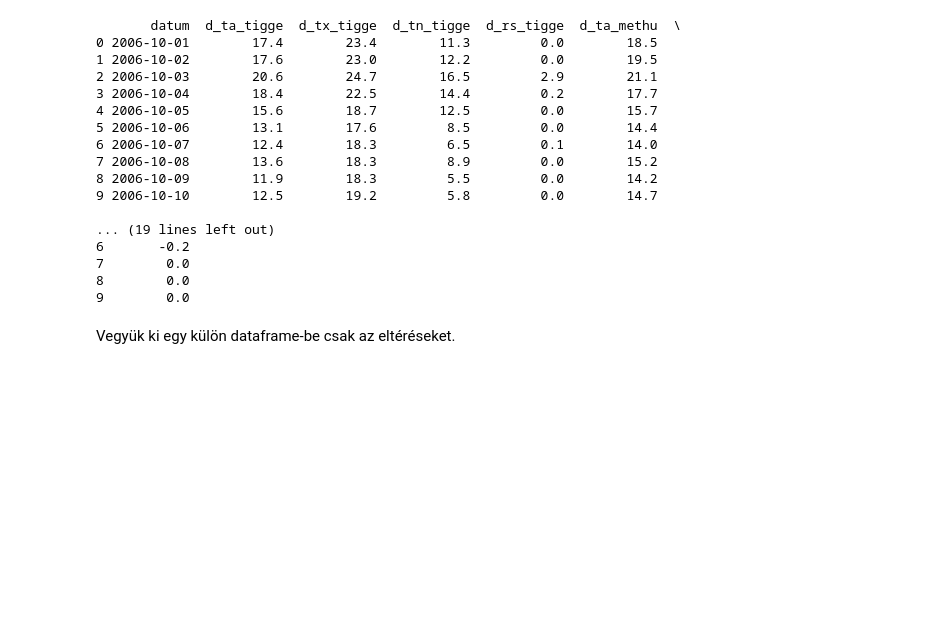
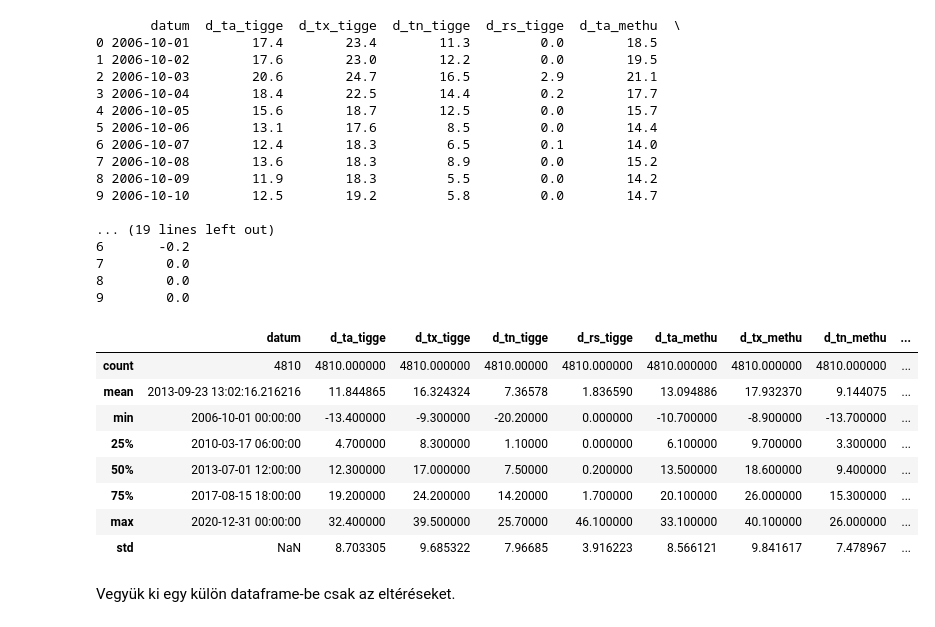
Before and after one commit to horvathcsaba0628/fisher_info_research, a Jupyter notebook: src/comparison_analying.ipynb, the cells around one changed output. Drawn from its saved outputs; the diff is of its cells as text; code cells hidden in the pictures; blank space fills up the shorter version.

```diff
--- a/src/comparison_analying.ipynb
+++ b/src/comparison_analying.ipynb
@@ -187,6 +188,18 @@ print(merged.head(10))
 7        0.0
 8        0.0
 9        0.0
+# %%
+merged.describe()
+# %% [output]
+|  | datum | d_ta_tigge | d_tx_tigge | d_tn_tigge | d_rs_tigge | d_ta_methu | d_tx_methu | d_tn_methu | ... |
+| count | 4810 | 4810.000000 | 4810.000000 | 4810.00000 | 4810.000000 | 4810.000000 | 4810.000000 | 4810.000000 | ... |
+| mean | 2013-09-23 13:02:16.216216 | 11.844865 | 16.324324 | 7.36578 | 1.836590 | 13.094886 | 17.932370 | 9.144075 | ... |
+| min | 2006-10-01 00:00:00 | -13.400000 | -9.300000 | -20.20000 | 0.000000 | -10.700000 | -8.900000 | -13.700000 | ... |
+| 25% | 2010-03-17 06:00:00 | 4.700000 | 8.300000 | 1.10000 | 0.000000 | 6.100000 | 9.700000 | 3.300000 | ... |
+| 50% | 2013-07-01 12:00:00 | 12.300000 | 17.000000 | 7.50000 | 0.200000 | 13.500000 | 18.600000 | 9.400000 | ... |
+| 75% | 2017-08-15 18:00:00 | 19.200000 | 24.200000 | 14.20000 | 1.700000 | 20.100000 | 26.000000 | 15.300000 | ... |
+| max | 2020-12-31 00:00:00 | 32.400000 | 39.500000 | 25.70000 | 46.100000 | 33.100000 | 40.100000 | 26.000000 | ... |
+| std | NaN | 8.703305 | 9.685322 | 7.96685 | 3.916223 | 8.566121 | 9.841617 | 7.478967 | ... |
 # %% [markdown]
 Vegyük ki egy külön dataframe-be csak az eltéréseket.
 # %%
```
Also changed, not shown: parts of 17 cells of this notebook, 3 other files.
